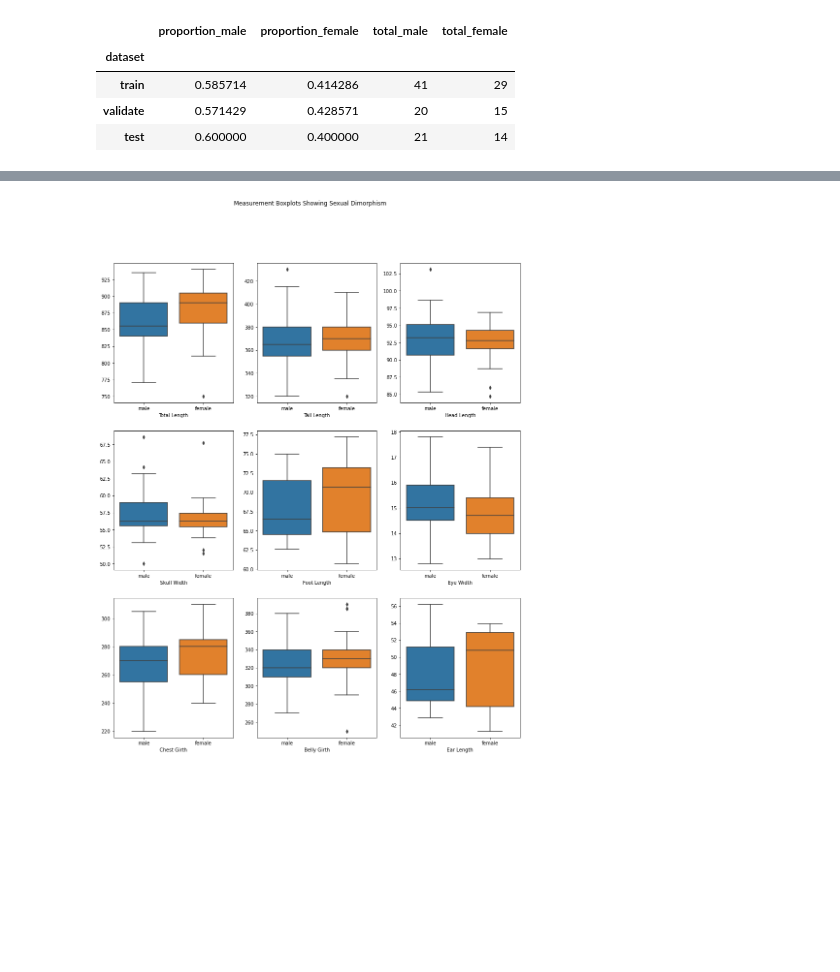
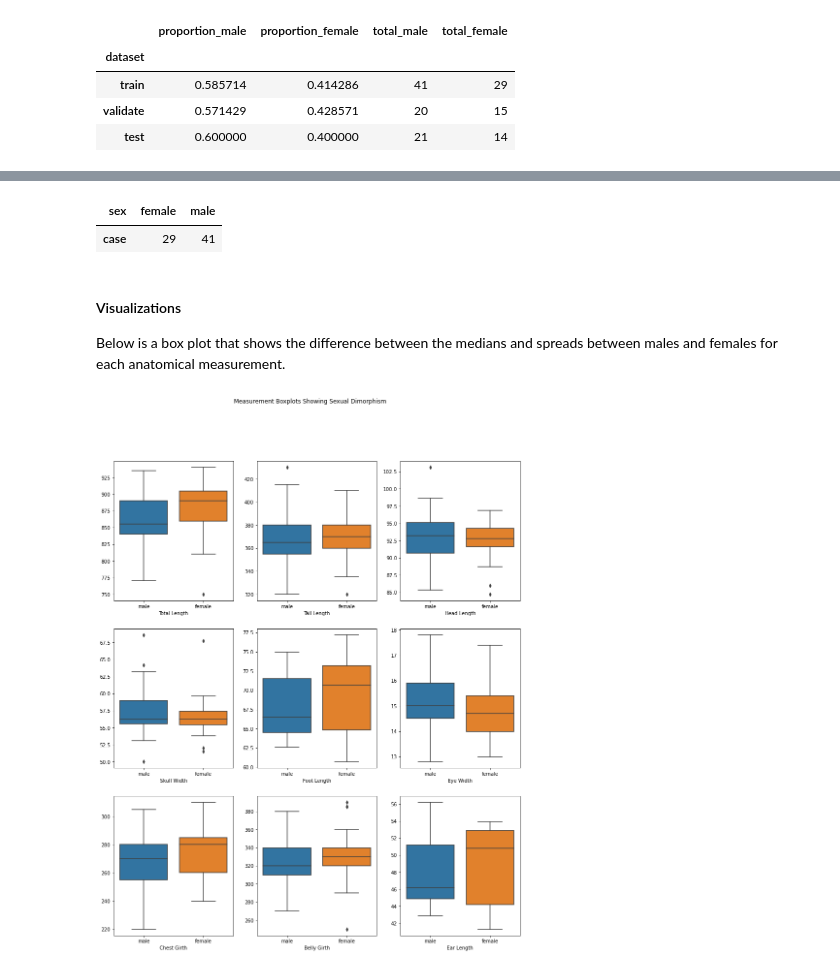
Before and after one commit to stephenfitzsimon/possum-regression, a Jupyter notebook: possum_models.ipynb, the cells around one changed output, grey strips where cells are left out. Cells and saved outputs as stored; diff of their text form; code cells hidden in the pictures; blank space fills up the shorter version.

```diff
--- a/possum_models.ipynb
+++ b/possum_models.ipynb
@@ -255,3 +256,12 @@ Below is a box plot that shows the difference between the medians and spreads be
+# %%
+train.groupby('sex')[['case']].count().T
+# %% [output]
+| sex | female | male |
+| case | 29 | 41 |
+# %% [markdown]
+#### Visualizations
+
+Below is a box plot that shows the difference between the medians and spreads between males and females for each anatomical measurement.
 # %%
 explore_target_sex.make_boxplot_sex_outliers(train)
 # %% [output]
```
Also changed, not shown: parts of 9 cells of this notebook, 1 other file.
